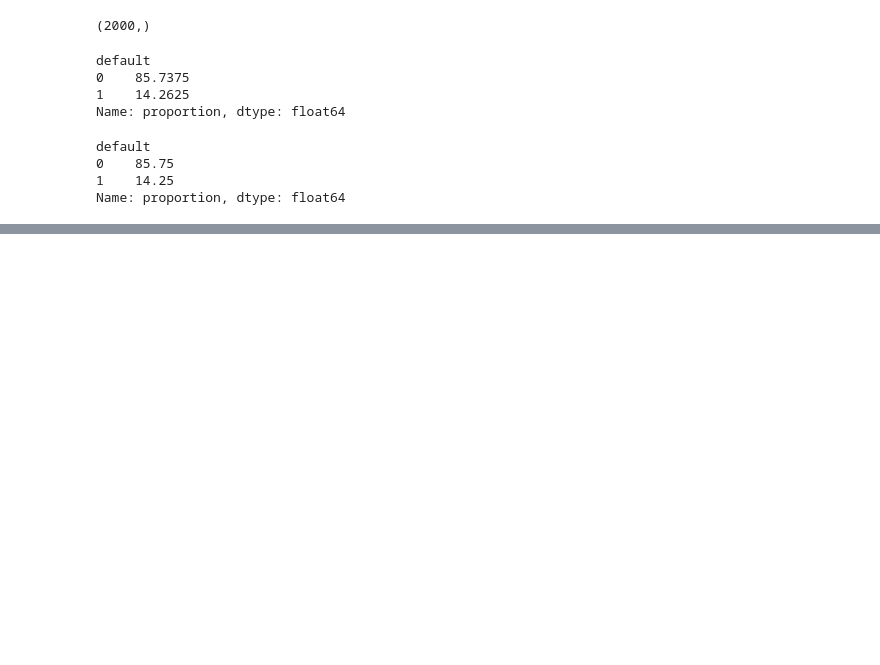
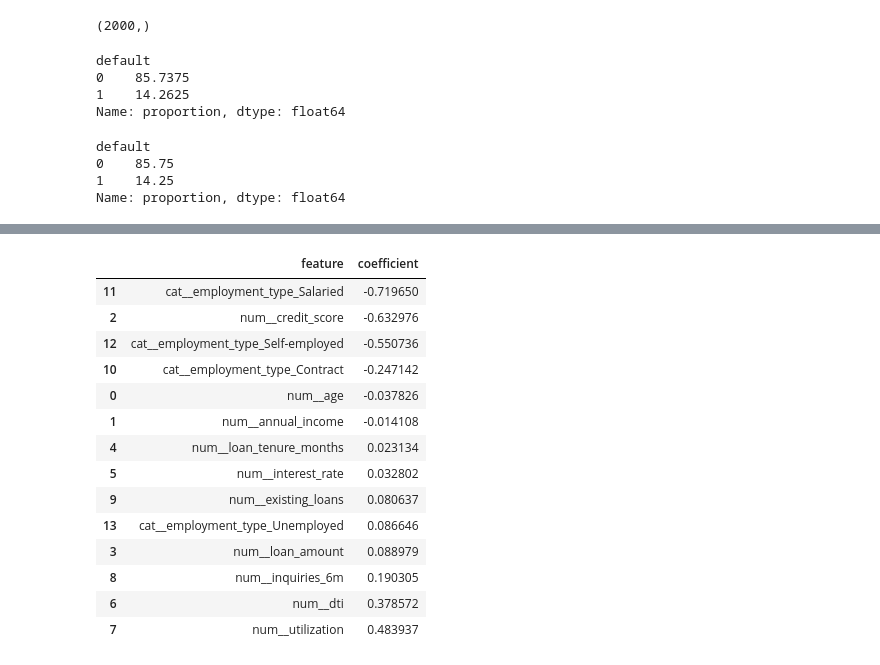
Before and after one commit to rashmi8kumari/Logistic-regression-practice-project, a Jupyter notebook: Logistic-regression-practice-project.ipynb, the cells around one changed output, grey strips where cells are left out. Cells and saved outputs as stored; diff of their text form; code cells hidden in the pictures; blank space fills up the shorter version.

```diff
--- a/Logistic-regression-practice-project.ipynb
+++ b/Logistic-regression-practice-project.ipynb
@@ -136,0 +195,7 @@ NameError: name 'loan_default_data' is not defined
+# %%
+from sklearn.compose import ColumnTransformer
+
+preprocessor = ColumnTransformer([
+    ("num", numeric_pipeline, numeric_features),
+    ("cat", categorical_pipeline, categorical_features)
+])
@@ -136,0 +214,2 @@ NameError: name 'loan_default_data' is not defined
+# %%
+lr_pipeline.fit(X_train, y_train)
@@ -136,0 +312,11 @@ NameError: name 'loan_default_data' is not defined
+# %%
+X_fit, X_val, y_fit, y_val = train_test_split(
+    X_train,
+    y_train,
+    test_size=0.25,
+    random_state=42,
+    stratify=y_train
+)
+
+print("Fit:", X_fit.shape)
+print("Validation:", X_val.shape)
@@ -136,0 +326,5 @@ NameError: name 'loan_default_data' is not defined
+# %%
+from sklearn.base import clone
+
+validation_model = clone(lr_pipeline)
+validation_model.fit(X_fit, y_fit)
@@ -136,0 +446,33 @@ NameError: name 'loan_default_data' is not defined
+# %%
+feature_names = (
+    validation_model.named_steps["preprocessor"]
+    .get_feature_names_out()
+)
+
+coefficients = (
+    validation_model.named_steps["model"]
+    .coef_[0]
+)
+
+coefficient_table = pd.DataFrame({
+    "feature": feature_names,
+    "coefficient": coefficients
+}).sort_values("coefficient")
+
+coefficient_table
+# %% [output]
+|  | feature | coefficient |
+| 11 | cat__employment_type_Salaried | -0.719650 |
+| 2 | num__credit_score | -0.632976 |
+| 12 | cat__employment_type_Self-employed | -0.550736 |
+| 10 | cat__employment_type_Contract | -0.247142 |
+| 0 | num__age | -0.037826 |
+| 1 | num__annual_income | -0.014108 |
+| 4 | num__loan_tenure_months | 0.023134 |
+| 5 | num__interest_rate | 0.032802 |
+| 9 | num__existing_loans | 0.080637 |
+| 13 | cat__employment_type_Unemployed | 0.086646 |
+| 3 | num__loan_amount | 0.088979 |
+| 8 | num__inquiries_6m | 0.190305 |
+| 6 | num__dti | 0.378572 |
+| 7 | num__utilization | 0.483937 |
```
Also changed, not shown: parts of 20 cells of this notebook.
